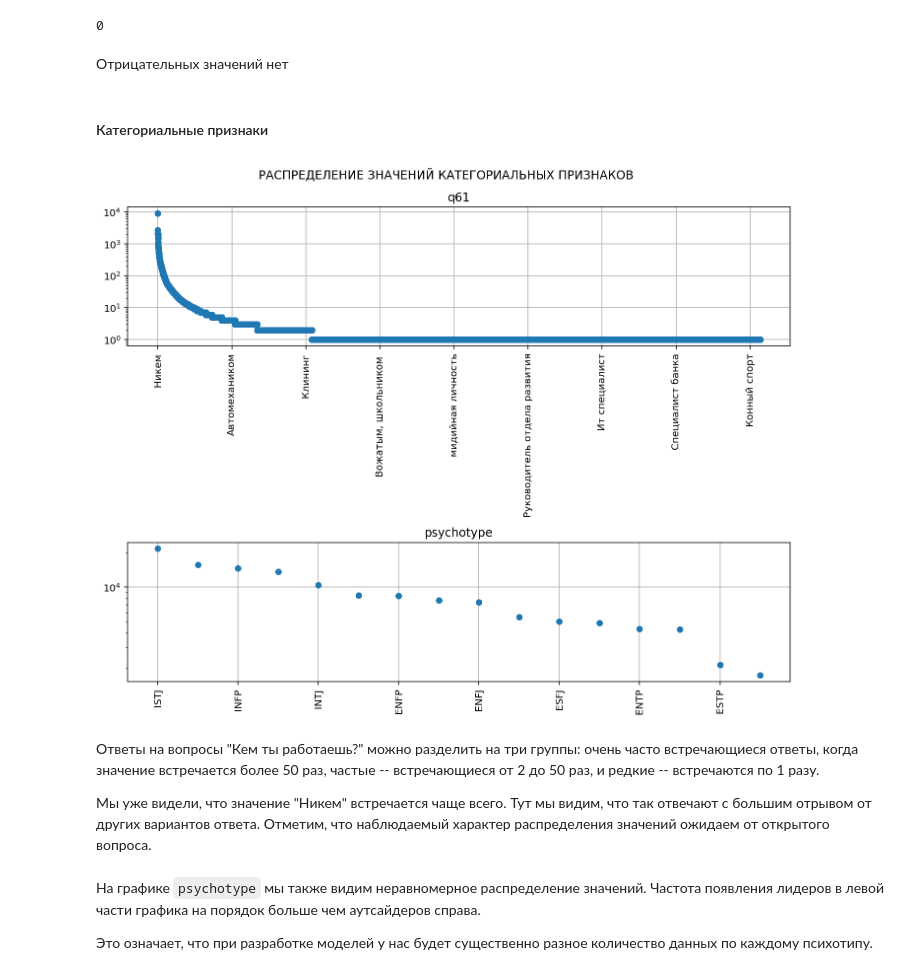
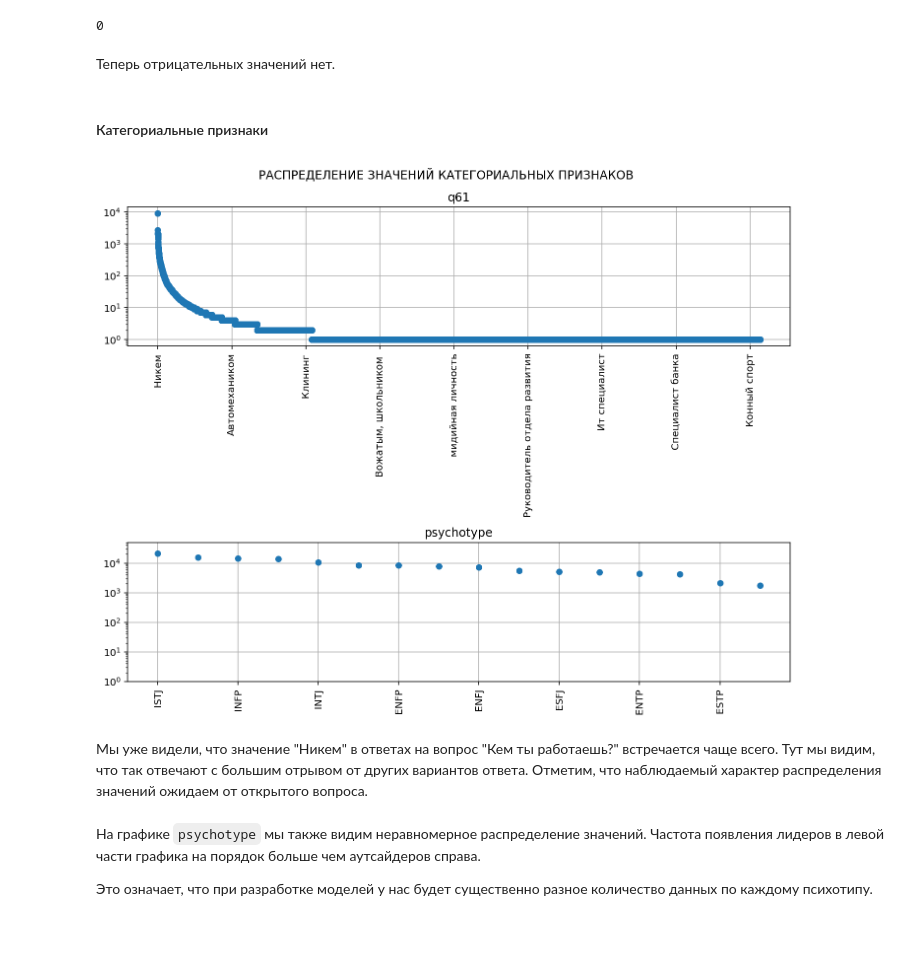
Before and after one commit to dimdasci/m01-psychotype-occupation-relaiton, a Jupyter notebook: notebooks/eda.ipynb, the cells around one changed output. Cells and saved outputs as stored; diff of their text form; code cells hidden in the pictures; blank space fills up the shorter version.

````diff
--- a/notebooks/eda.ipynb
+++ b/notebooks/eda.ipynb
@@ -727,35 +689,34 @@ df[times][df[times] < 0].count().sum()
 # %% [output]
 0
 # %% [markdown]
-Отрицательных значений нет
+Теперь отрицательных значений нет.
 # %% [markdown]
 #### Категориальные признаки
 # %%
 # Выделим категориальные признаки
 df_categorical = df.select_dtypes(exclude = 'number')
 
 # Создадим фигуру с количеством графиков, равных еоличеству столбцов
 fig, axes = plt.subplots(ncols = 1, nrows= df_categorical.shape[1], figsize = (10, 8))
 
 # Добавим в цикле график для каждого признака на соответсвующей оси
 for col, ax in zip(df_categorical.columns, axes.ravel()):
 
     # Посчитаем количество уникальных значений признака
     df_categorical[col].value_counts().plot(
 
         # Отобразим на графике в логарифмической шкале
         logy = True, title = col, lw = 0, marker='.', rot = 90,
         ax = ax, markersize = 11, grid = True)
 
+plt.ylim(1, 50000)
 plt.suptitle('Распределение значений категориальных признаков'.upper())
 plt.tight_layout();
 plt.show()
 # %% [output]
-[figure, old version]
+[figure, new version]
 # %% [markdown]
-Ответы на вопросы "Кем ты работаешь?" можно разделить на три группы: очень часто встречающиеся ответы, когда значение встречается более 50 раз, частые -- встречающиеся от 2 до 50 раз, и редкие -- встречаются по 1 разу.
-
-Мы уже видели, что значение "Никем" встречается чаще всего. Тут мы видим, что так отвечают с большим отрывом от других вариантов ответа. Отметим, что наблюдаемый характер распределения значений ожидаем от открытого вопроса.
+Мы уже видели, что значение "Никем" в ответах на вопрос "Кем ты работаешь?" встречается чаще всего. Тут мы видим, что так отвечают с большим отрывом от других вариантов ответа. Отметим, что наблюдаемый характер распределения значений ожидаем от открытого вопроса.
 # %% [markdown]
 На графике ```psychotype``` мы также видим неравномерное распределение значений. Частота появления лидеров в левой части графика на порядок больше чем аутсайдеров справа.
 
````
Also changed, not shown: parts of 34 cells of this notebook.
